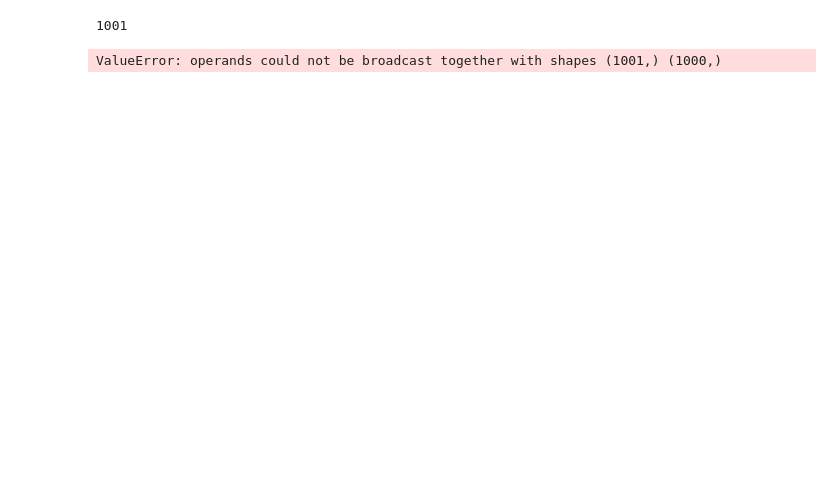
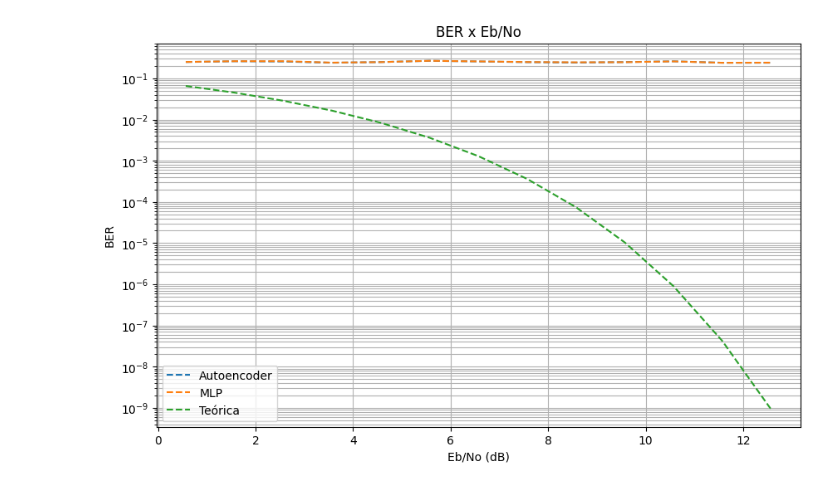
Before and after one commit to jbizzi/tfc, a Jupyter notebook: src/CombineiApproaches.ipynb, the cells around one changed output. Saved outputs shown, nothing was run; the diff lists cells and outputs as text; code cells hidden in the pictures; blank space fills up the shorter version.

```diff
--- a/src/CombineiApproaches.ipynb
+++ b/src/CombineiApproaches.ipynb
@@ -17,10 +22,12 @@ code_rate = 4/7
 # amostra
 Eb_dB_values = np.arange(3, 16, 1)
 
+
+
 # Gerar dados de treinamento
-training_sample_length = 10 ** 3
-epoches = 300
-batch_size = 16
+training_sample_length = 10 ** 5
+epoches = 100
+batch_size = 32
 # %%
 training_data = {
     'original': [],
@@ -145,30 +161,28 @@ ML_result.append(network.decode_and_correct(test_data['info'][i]['split_noisy_or
 BER_tradicional = []
 BER_autoencoder = []
 BER_ML = []
+paddded_array = test_data['info'][0]['padded_array']
 for i in range(0, len(autoencoder_result)):
-    print(len(ML_result[i]))
-    BER_ML.append(np.sum(np.array(ML_result[i]).astype(int) != test_data['original']) / len(test_data['original']))
+    BER_ML.append(np.sum(np.array(ML_result[i]).astype(int) != paddded_array) / len(paddded_array))
     #BER_tradicional.append(np.sum(np.array(tradicional_result[i]).astype(int) != test_data['original']) / len(test_data['original']))
-    BER_autoencoder.append(np.sum(np.array(autoencoder_result[i]).astype(int) != test_data['original']) / len(test_data['original']))
+    BER_autoencoder.append(np.sum(np.array(autoencoder_result[i]).astype(int) != paddded_array) / len(paddded_array))
 
 # Calcular a BER teórica
 Eb_coded = np.array([eb_db + 10*np.log10(code_rate) for eb_db in Eb_dB_values])
 Eb_values = 10**(Eb_coded/10)
 BER_teorica = 0.5 * erfc(np.sqrt(Eb_values))
-# %% [output]
-1001
-ValueError: operands could not be broadcast together with shapes (1001,) (1000,)
 # %%
-
 # Plotar as taxas de erro de bit simuladas e teóricas
 plt.figure(figsize=(10, 6))
-plt.semilogy(Eb_coded, BER_tradicional, linestyle = '--', label='Codificado')
+#plt.semilogy(Eb_coded, BER_tradicional, linestyle = '--', label='Codificado')
 plt.semilogy(Eb_coded, BER_autoencoder, linestyle = '--', label='Autoencoder')
 plt.semilogy(Eb_coded, BER_ML, linestyle = '--', label='MLP')
 plt.semilogy(Eb_coded, BER_teorica, linestyle='--', label='Teórica')
 plt.xlabel('Eb/No (dB)')
 plt.ylabel('BER')
 plt.grid(True, which='both')
 plt.legend()
 plt.title('BER x Eb/No')
 plt.show()
+# %% [output]
+[figure, added]
```
Also changed, not shown: parts of 4 cells of this notebook, 2 other files.
